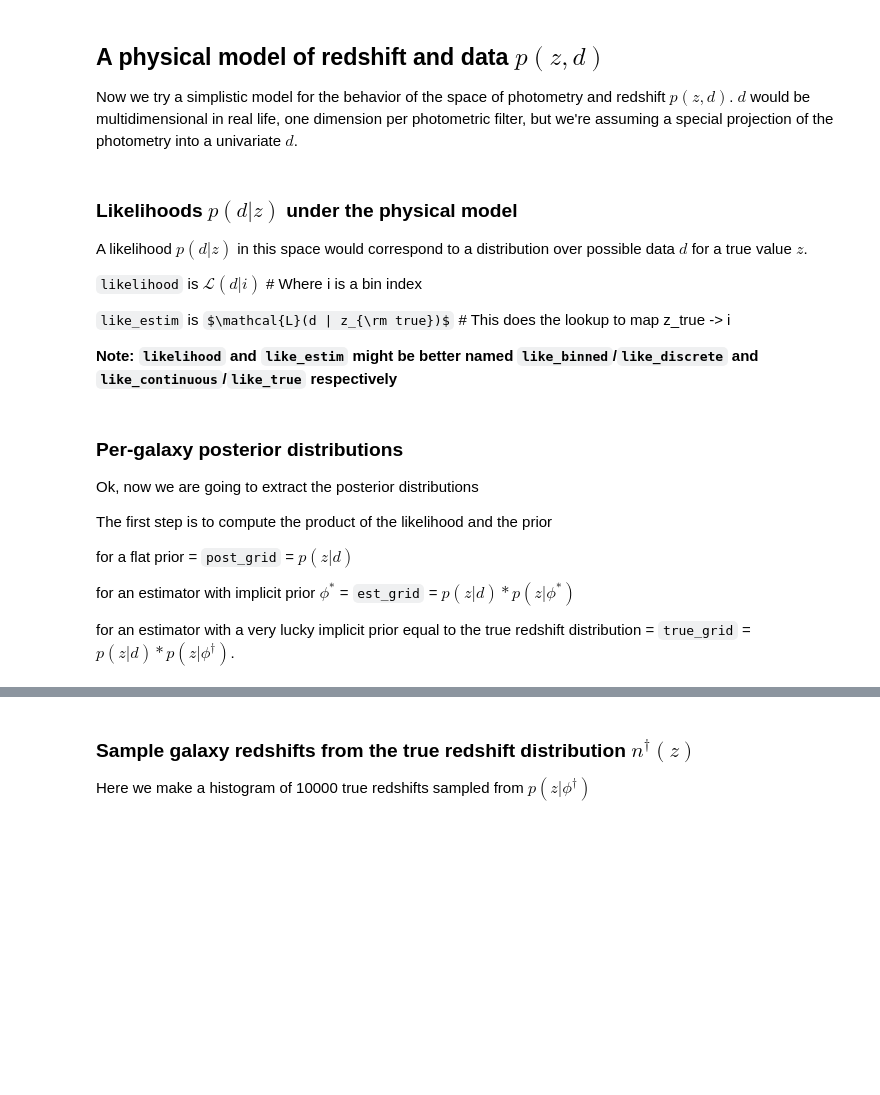
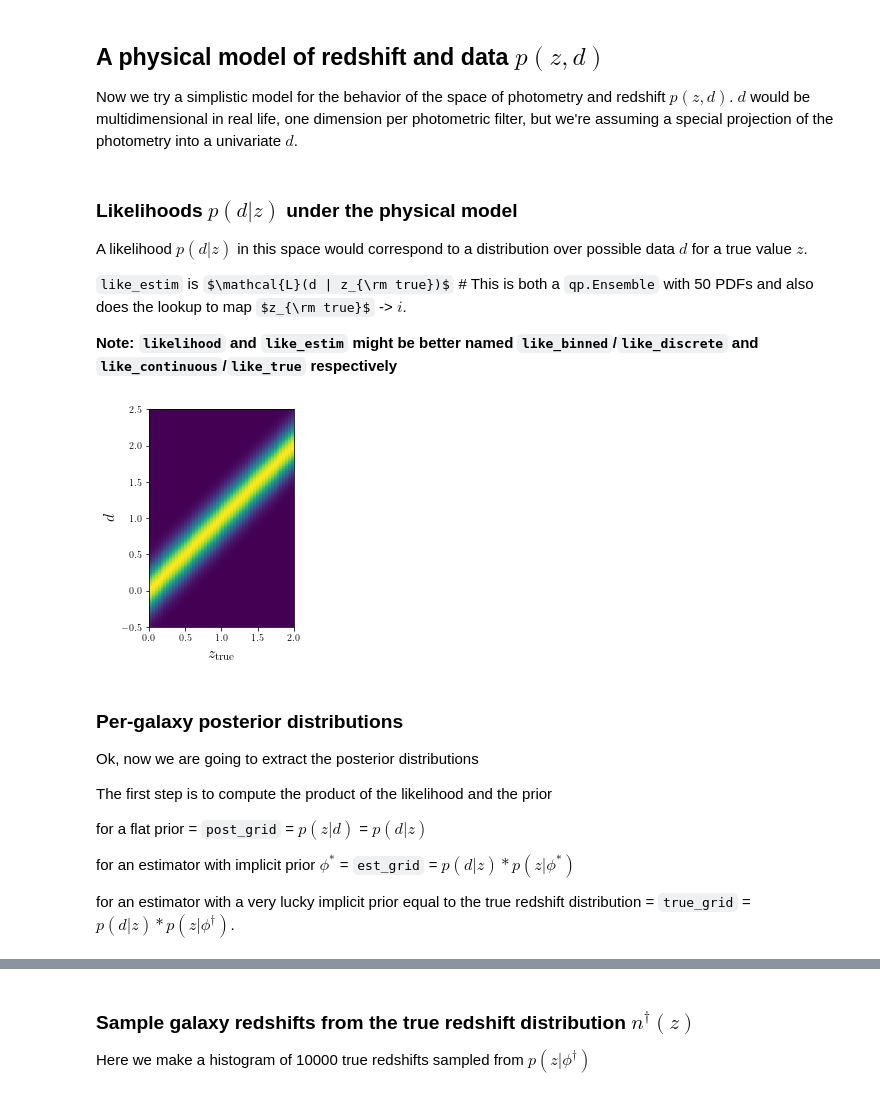
Before and after one commit to LSSTDESC/qit, a Jupyter notebook: nb/qit_example.ipynb, the cells around one changed output, grey strips where cells are left out. Cells and saved outputs as stored; diff of their text form; code cells hidden in the pictures; some formulas as TeX source; blank space fills up the shorter version.

```diff
--- a/nb/qit_example.ipynb
+++ b/nb/qit_example.ipynb
@@ -57,9 +61,7 @@ $d$ would be multidimensional in real life, one dimension per photometric filter
 
 A likelihood $p(d | z)$ in this space would correspond to a distribution over possible data $d$ for a true value $z$.
 
-`likelihood` is $\mathcal{L}(d | i)$           # Where i is a bin index
-
-`like_estim` is $\mathcal{L}(d | z_{\rm true})$   # This does the lookup to map z_true -> i
+`like_estim` is $\mathcal{L}(d | z_{\rm true})$   # This is both a `qp.Ensemble` with 50 PDFs and also does the lookup to map $z_{\rm true}$ -> $i$.
 
 **Note: `likelihood` and `like_estim` might be better named `like_binned`/`like_discrete` and `like_continuous`/`like_true` respectively**
 # %%
@@ -84,16 +86,18 @@ like_estim = qit.BinnedEnsemble(qp.stats.truncnorm, data=data, axes=[z_bins])
 # %%
 # These are the photometric data points at which we will evaluate posterior PDFs
 N_OBS_BINS = 300
 Z_OBS_MIN, Z_OBS_MAX = -0.5, 2.5
 grid_edge = np.linspace(Z_OBS_MIN, Z_OBS_MAX, N_OBS_BINS+1)
 grid_cent = qp.utils.edge_to_center(grid_edge)
-p_grid = likelihood.pdf(grid_cent)
+p_grid = like_estim.pdf(grid_cent)
 
 plot_kwds = dict(xlim=(Z_TRUE_MIN, Z_TRUE_MAX),
                  ylim=(Z_OBS_MIN, Z_OBS_MAX),
                  xlabel=r'$z_{\rm true}$',
                  ylabel=r'$d$')
 pl_like = qit.plotting.plot_2d_like(p_grid.T, **plot_kwds)
+# %% [output]
+[figure, added]
 # %% [markdown]
 ### Per-galaxy posterior distributions
 
@@ -101,9 +105,9 @@ Ok, now we are going to extract the posterior distributions
 
 The first step is to compute the product of the likelihood and the prior
 
-for a flat prior = `post_grid` = $p(z|d)$
+for a flat prior = `post_grid` = $p(z|d)$ = $p(d|z)$
 
-for an estimator with implicit prior $\phi^{*}$ = `est_grid` = $p(z|d) * p(z|\phi^{*})$
+for an estimator with implicit prior $\phi^{*}$ = `est_grid` = $p(d|z) * p(z|\phi^{*})$
 
-for an estimator with a very lucky implicit prior equal to the true redshift distribution = `true_grid` = $p(z|d) * p(z|\phi^{\dagger})$.
+for an estimator with a very lucky implicit prior equal to the true redshift distribution = `true_grid` = $p(d|z) * p(z|\phi^{\dagger})$.
 # %%
```
Also changed, not shown: parts of 24 cells of this notebook.
